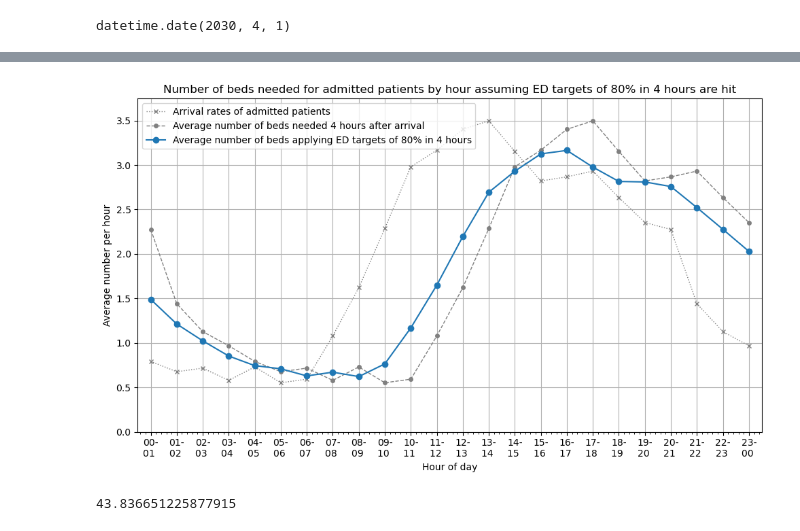
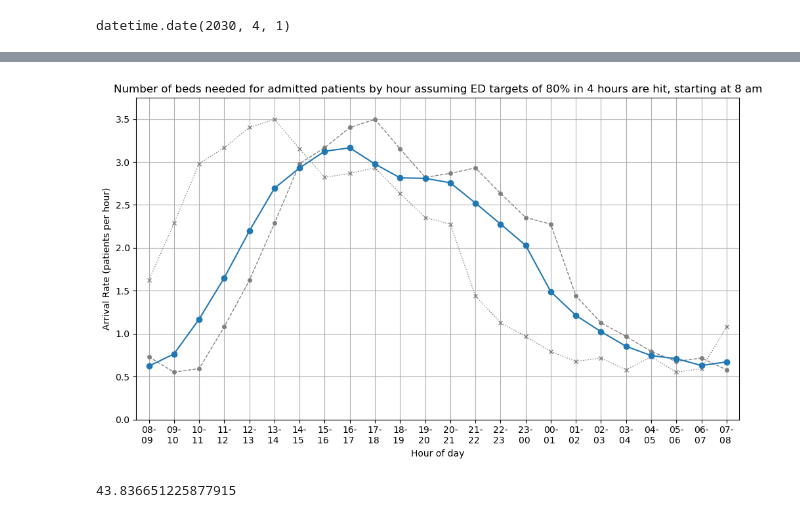
Before and after one commit to zmek/patientflow, a Jupyter notebook: notebooks/experiments/Modelling_to_show_true_demand_by_spec.ipynb, the cells around one changed output, grey strips where cells are left out. Saved outputs shown, nothing was run; the diff lists cells and outputs as text; code cells hidden in the pictures.

```diff
--- a/notebooks/experiments/Modelling_to_show_true_demand_by_spec.ipynb
+++ b/notebooks/experiments/Modelling_to_show_true_demand_by_spec.ipynb
@@ -540,35 +573,39 @@ datetime.date(2030, 4, 1)
 # %%
 
-title = f'Number of beds needed for admitted patients by hour assuming ED targets of {int(y1*100)}% in {int(x1)} hours are hit'
+title = f'Number of beds needed for admitted patients by hour assuming ED targets of {int(y1*100)}% in {int(x1)} hours are hit, starting at 8 am'
+
+plot_arrival_rates(hour_labels, arrival_rates, title, start_plot_index = 8,
+                   arrival_rates_lagged = arrival_rates_lagged,
+                   arrival_rates_spread = list(poisson_means_sum))
 
 
-# Plot the data
-plt.figure(figsize=(10, 6))
-plt.plot(hour_labels, arrival_rates, marker='x', color = 'grey',markersize = 4, linestyle=':', linewidth=1, label='Arrival rates of admitted patients')
-plt.plot(hour_labels, arrival_rates_lagged, marker='o', markersize = 4, color='grey', linestyle='--', linewidth=1, label='Average number of beds needed 4 hours after arrival')
-plt.plot(hour_labels, arrival_rates_spread, marker='o', label=f'Average number of beds applying ED targets of {int(y1*100)}% in {int(x1)} hours')
-plt.legend()
-plt.ylim(0, max(arrival_rates) + .25)
-plt.xlim(hour_values[0] - x_margin, hour_values[-1] + x_margin)
-plt.minorticks_on()
-plt.gca().yaxis.set_minor_locator(plt.MultipleLocator(5))
+# # Plot the data
+# plt.figure(figsize=(10, 6))
+# plt.plot(hour_labels, arrival_rates, marker='x', color = 'grey',markersize = 4, linestyle=':', linewidth=1, label='Arrival rates of admitted patients')
+# plt.plot(hour_labels, arrival_rates_lagged, marker='o', markersize = 4, color='grey', linestyle='--', linewidth=1, label='Average number of beds needed 4 hours after arrival')
+# plt.plot(hour_labels, arrival_rates_spread, marker='o', label=f'Average number of beds applying ED targets of {int(y1*100)}% in {int(x1)} hours')
+# plt.legend()
+# plt.ylim(0, max(arrival_rates) + .25)
+# plt.xlim(hour_values[0] - x_margin, hour_values[-1] + x_margin)
+# plt.minorticks_on()
+# plt.gca().yaxis.set_minor_locator(plt.MultipleLocator(5))
 
-plt.legend(loc='upper left')
+# plt.legend(loc='upper left')
 
 
 
 
-# plt.xticks(rotation=45)
-plt.xlabel('Hour of day')
-plt.ylabel('Average number per hour')
-plt.title(title)
-plt.grid(True)
-plt.tight_layout()
-plt.savefig(media_file_path / title.replace(" ", "_"), dpi=300)
+# # plt.xticks(rotation=45)
+# plt.xlabel('Hour of day')
+# plt.ylabel('Average number per hour')
+# plt.title(title)
+# plt.grid(True)
+# plt.tight_layout()
+# plt.savefig(media_file_path / title.replace(" ", "_"), dpi=300)
 
-plt.show()
+# plt.show()
 # %% [output]
-[figure, old version]
+[figure, new version]
 # %%
 sum(arrival_rates_spread)
 # %% [output]
```
Also changed, not shown: parts of 10 cells of this notebook, 5 other files.
